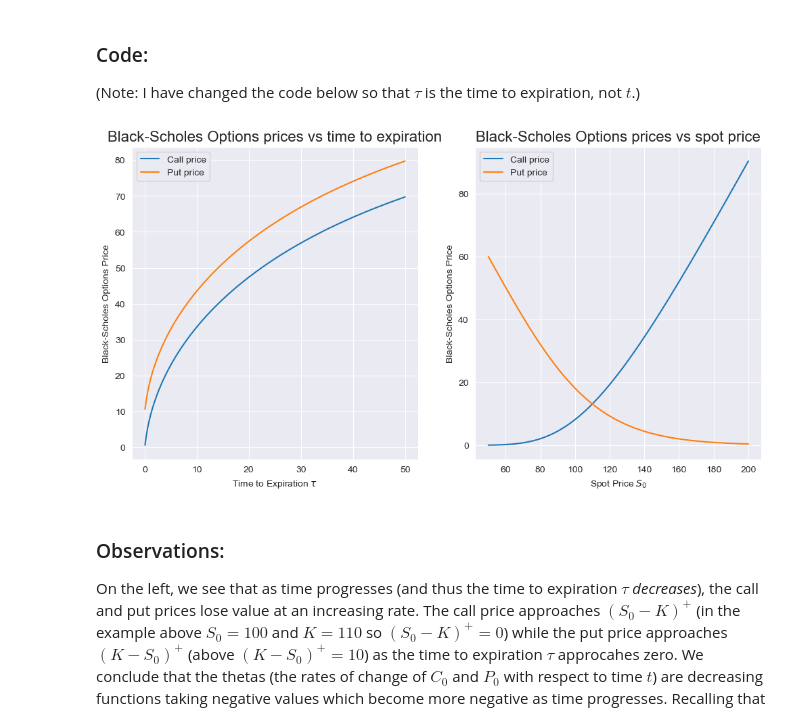
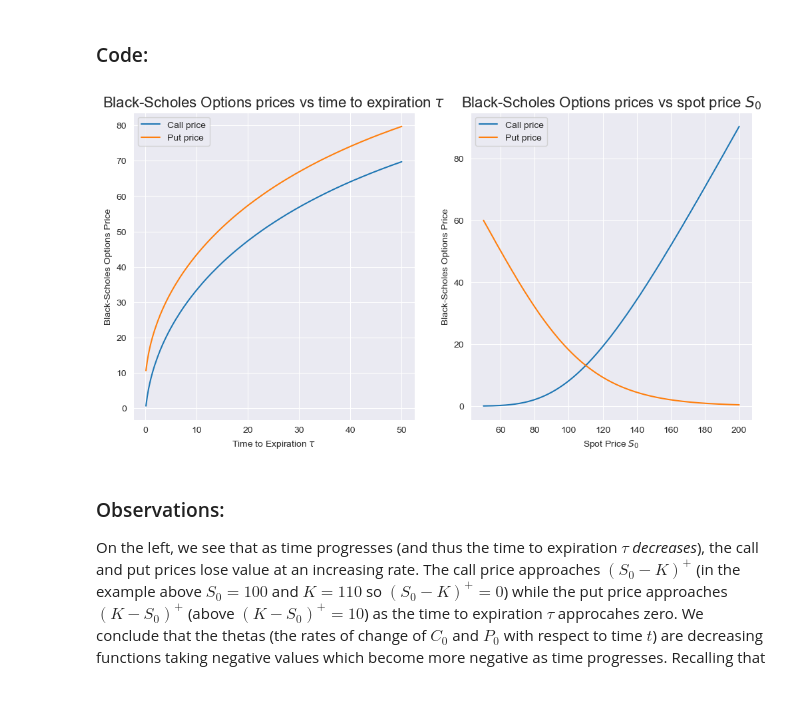
Before and after one commit to mtc0076/Erdos-Quant-Finance-project, a Jupyter notebook: Mini Project 3.ipynb, the cells around one changed output. Cells and saved outputs as stored; diff of their text form; code cells hidden in the pictures; blank space fills up the shorter version.

```diff
--- a/Mini Project 3.ipynb
+++ b/Mini Project 3.ipynb
@@ -33,8 +33,6 @@ Thus, we need to comment on the behaviour of $\Delta$ and $\Theta$ of call and p
 - Put Option – Spot Price Sensitivity $\left(\Delta_{P_0}\right)$: The rate of change of the put option with respect to spot price is an increasing function which takes values between $-1$ and 0. In particular, $\Delta_{P_0}$ approaches 0 (at a decreasing rate) as $S_0$ approaches 0, and $\Delta_{P_0}$ approaches 1 (at a decreasing rate) as $S_0$ approaches $+\infty$. As the spot price decreases well below the strike price, the put gains in value, with the rate of change increasing but steadying to a constant value. As the spot price increases well above the strike price, the put value approaches 0.
 # %% [markdown]
 ### Code:
-
-(Note: I have changed the code below so that $\tau$ is the time to expiration, not $t$.)
 # %%
 import numpy as np
 import matplotlib.pyplot as plt
@@ -87,51 +85,51 @@ def bs_put(S0, K, sigma, tau=1, r=0):
     d2 = d1 - sigma*np.sqrt(tau)
     return -S0*norm.cdf(-d1)+K*np.exp(-r*tau)*norm.cdf(-d2)
 # %%
-# Plot call price as a function of time to expiration t (with underlying spot price fixed at S0=100)
-# and as a function of underlying spot price S0 (with underlying time to expiration fixed at t=1)
+# Plot call price as a function of time to expiration tau (with underlying spot price fixed at S0=100)
+# and as a function of underlying spot price S0 (with underlying time to expiration fixed at tau=1)
 
-# In what follows, for consistency we will always take the following values of sigma and K:
+# Define strike price and volatility
 
 K = 110
 sigma = .3
 
-# As a function of time to expiration t
+# As a function of time to expiration tau
 
 S0 = 100
 times = np.linspace(1/12, 50, 200)
 
 call_prices = [bs_call(S0,K,sigma, tau = times[i]) for i in range(len(times))]
 put_prices = [bs_put(S0,K,sigma, tau = times[i]) for i in range(len(times))]
 
 
 fig, axes = plt.subplots(1, 2, figsize=(12, 6))
 
 axes[0].plot(times, call_prices, label="Call price")
 axes[0].plot(times, put_prices, label="Put price")
-axes[0].set_title('Black-Scholes Options prices vs time to expiration', size = 16)
+axes[0].set_title(r'Black-Scholes Options prices vs time to expiration $\tau$', size = 16)
 axes[0].set_xlabel(r'Time to Expiration $\tau$')
 axes[0].set_ylabel('Black-Scholes Options Price')
 axes[0].legend()
 
 # As a function of S0
 
 S0 = np.linspace(50, 200, 221)
 time = 1
 
 call_prices1 = [bs_call(S0[i],K,sigma, tau = time) for i in range(len(S0))]
 put_prices1 = [bs_put(S0[i],K,sigma, tau = time) for i in range(len(S0))]
 
 
 axes[1].plot(S0, call_prices1, label="Call price")
 axes[1].plot(S0, put_prices1, label="Put price")
-axes[1].set_title('Black-Scholes Options prices vs spot price', size = 16)
+axes[1].set_title(r'Black-Scholes Options prices vs spot price $S_0$', size = 16)
 axes[1].set_xlabel(r'Spot Price $S_0$')
 axes[1].set_ylabel('Black-Scholes Options Price')
 axes[1].legend()
 
 plt.show()
 # %% [output]
-[figure, old version]
+[figure, new version]
 # %% [markdown]
 ### Observations:
 
```
Also changed, not shown: parts of 5 cells of this notebook, 1 other file.
